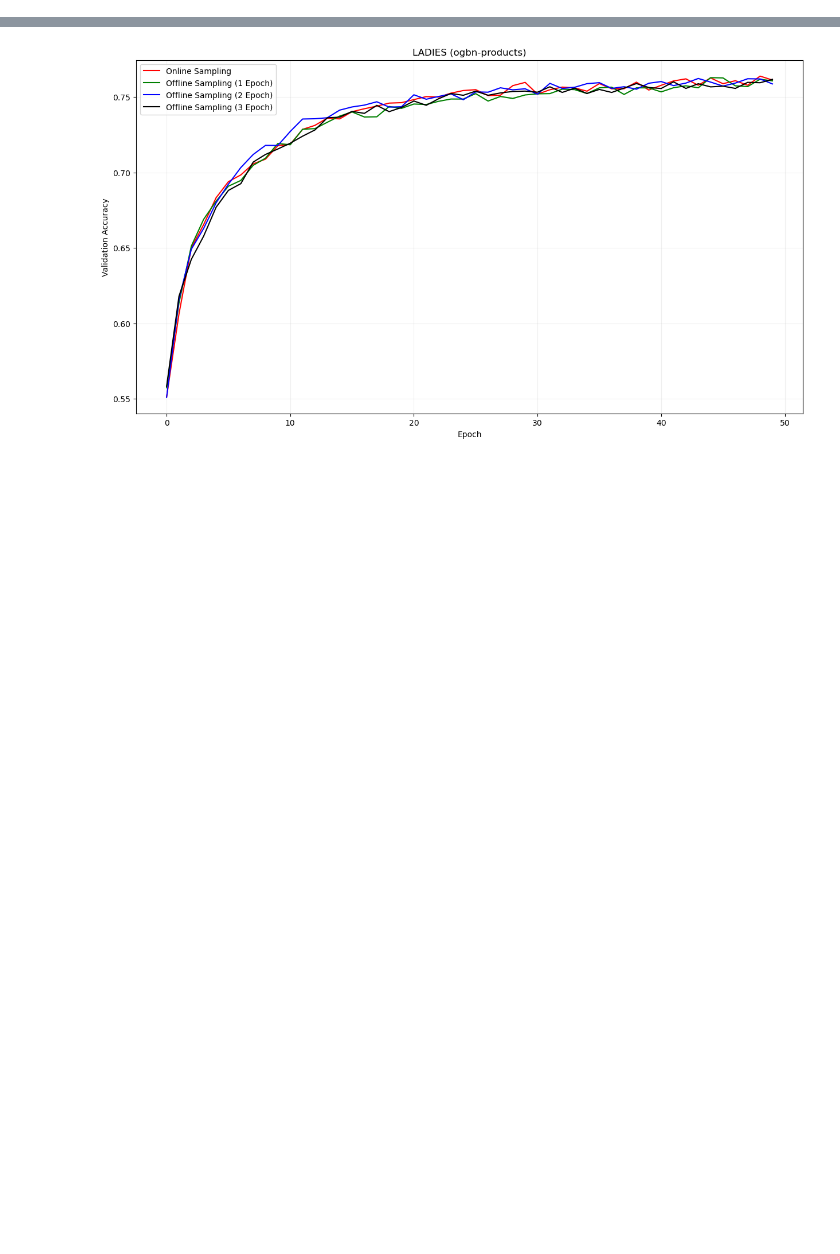
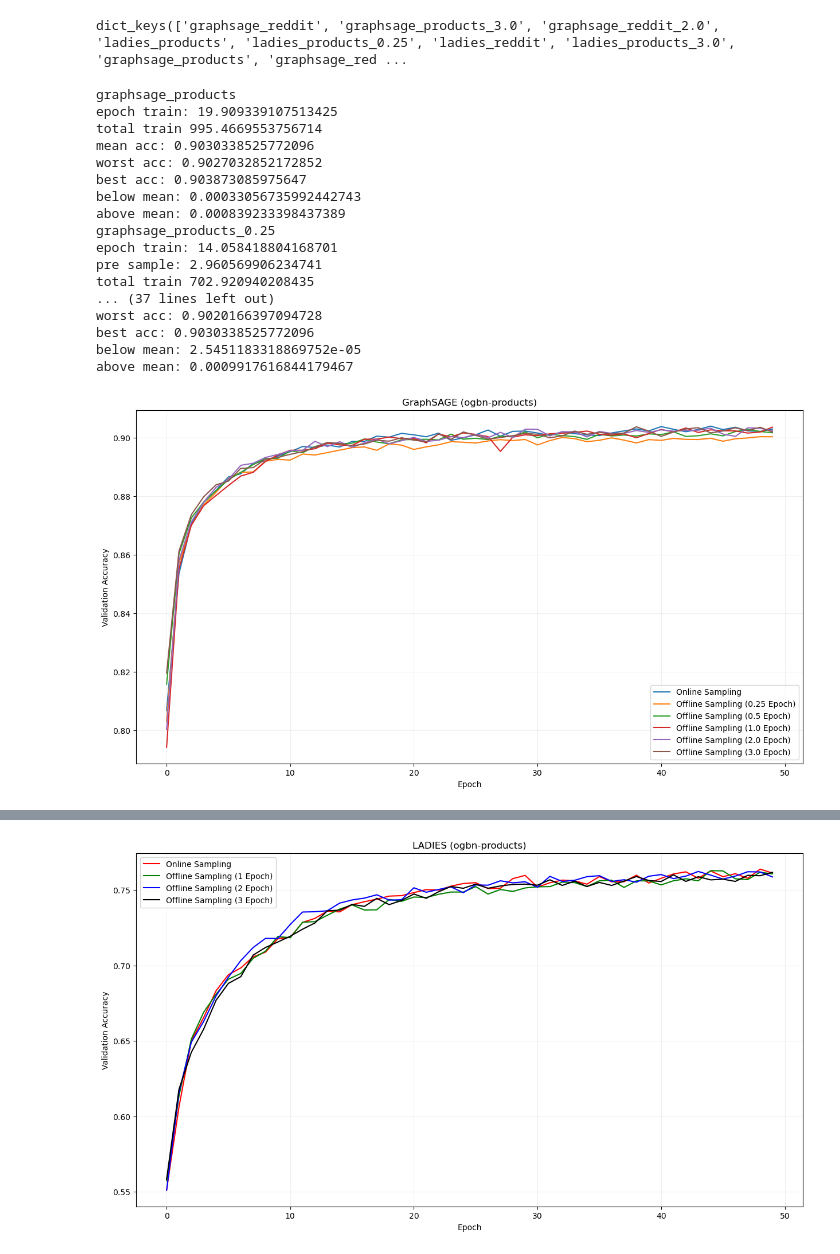
Before and after one commit to Liu-rj/DiskGNN, a Jupyter notebook: preliminary/plot.ipynb, the cells around one changed output, grey strips where cells are left out. Drawn from its saved outputs; the diff is of its cells as text; code cells hidden in the pictures; blank space fills up the shorter version.

```diff
--- a/preliminary/plot.ipynb
+++ b/preliminary/plot.ipynb
@@ -56,0 +51,68 @@ plt.show()
+# %%
+dfs.keys()
+# %% [output]
+dict_keys(['graphsage_reddit', 'graphsage_products_3.0', 'graphsage_reddit_2.0', 'ladies_products', 'ladies_products_0.25', 'ladies_reddit', 'ladies_products_3.0', 'graphsage_products', 'graphsage_red ...
+# %%
+def anlyze_data(dfs, epoch, prefix, title):
+    plt.figure(figsize=(15, 8))
+    x = range(epoch)
+    keys = sorted(dfs.keys())
+    for key in keys:
+        if key.startswith(prefix):
+            df_acc = pd.DataFrame()
+            epochtrain_time = []
+            presample_time = []
+            e2e_time = []
+            smallest_acc = 1
+            largest_acc = 0
+            for df in dfs[key]:
+                df_acc[key] = df['acc'][:epoch]
+                epochtrain_time.append(df['time/s'].mean())
+                e2e_time.append(df['time/s'].sum())
+                if key != prefix:
+                    presample_time.append(df['presampling time/s'][0])
+                smallest_acc = min(smallest_acc, df['acc'][epoch - 1])
+                largest_acc = max(largest_acc, df['acc'][epoch - 1])
+            mean_acc = df_acc.mean(axis=1)
+            print(key)
+            print('epoch train:', np.mean(epochtrain_time))
+            if key != prefix:
+                print('pre sample:', np.mean(presample_time))
+            print('total train', np.mean(e2e_time))
+            print('mean acc:', mean_acc[epoch - 1])
+            print('worst acc:', smallest_acc)
+            print('best acc:', largest_acc)
+            print('below mean:', mean_acc[epoch - 1] - smallest_acc)
+            print('above mean:', largest_acc - mean_acc[epoch - 1])
+            if key == prefix:
+                label = 'Online Sampling'
+            else:
+                label = 'Offline Sampling ({} Epoch)'.format(key.split('_')[-1])
+            plt.plot(x, mean_acc, label=label)
+    plt.grid(alpha=0.2)
+    plt.ylabel('Validation Accuracy')
+    plt.xlabel('Epoch')
+    plt.title(title)
+    plt.legend()
+    plt.show()
+# %%
+anlyze_data(dfs, 50, 'graphsage_products', 'GraphSAGE (ogbn-products)')
+# %% [output]
+graphsage_products
+epoch train: 19.909339107513425
+total train 995.4669553756714
+mean acc: 0.9030338525772096
+worst acc: 0.9027032852172852
+best acc: 0.903873085975647
+below mean: 0.00033056735992442743
+above mean: 0.000839233398437389
+graphsage_products_0.25
+epoch train: 14.058418804168701
+pre sample: 2.960569906234741
+total train 702.920940208435
+... (37 lines left out)
+worst acc: 0.9020166397094728
+best acc: 0.9030338525772096
+below mean: 2.5451183318869752e-05
+above mean: 0.0009917616844179467
+[figure, added]
```
Also changed, not shown: parts of 14 cells of this notebook, 8 other files.
